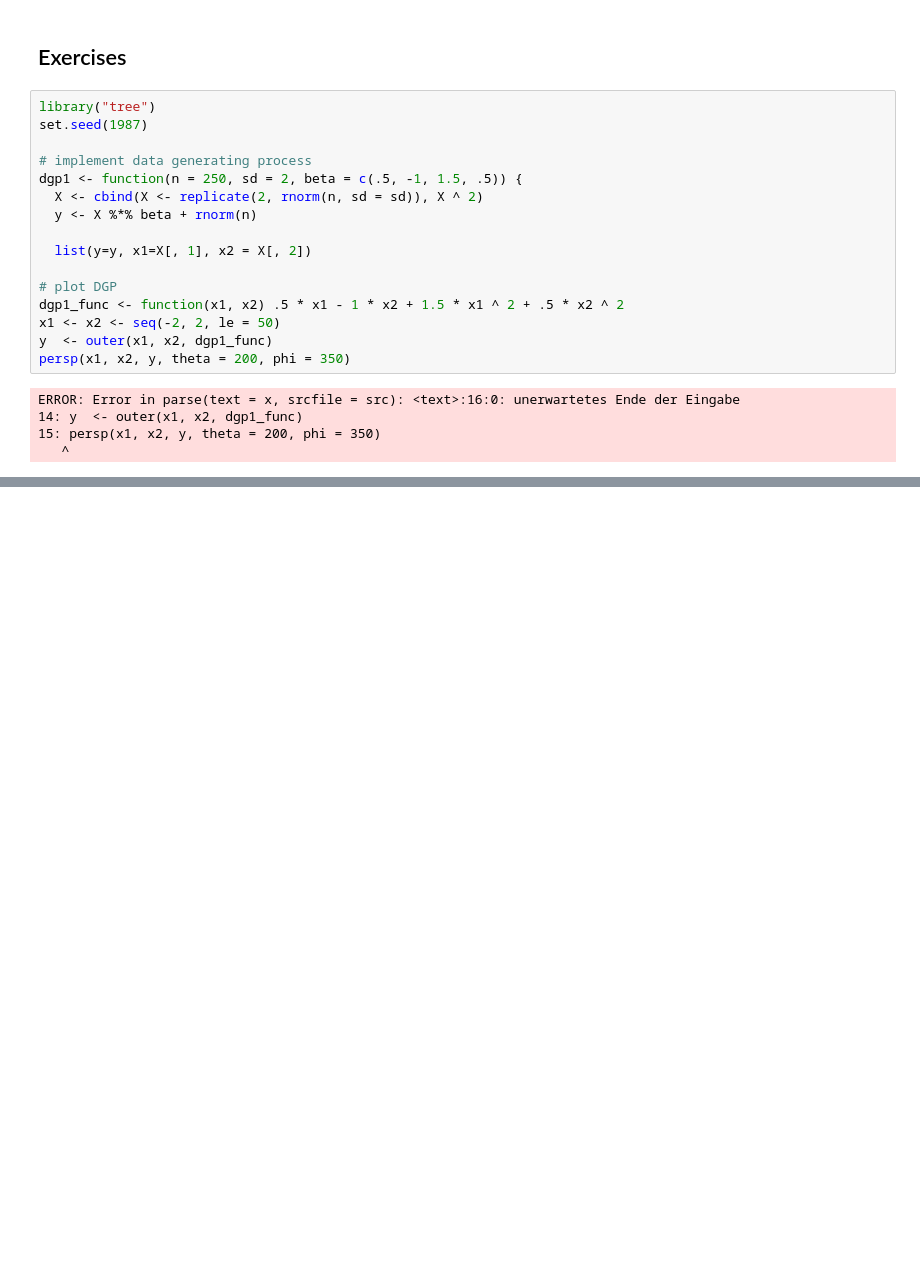
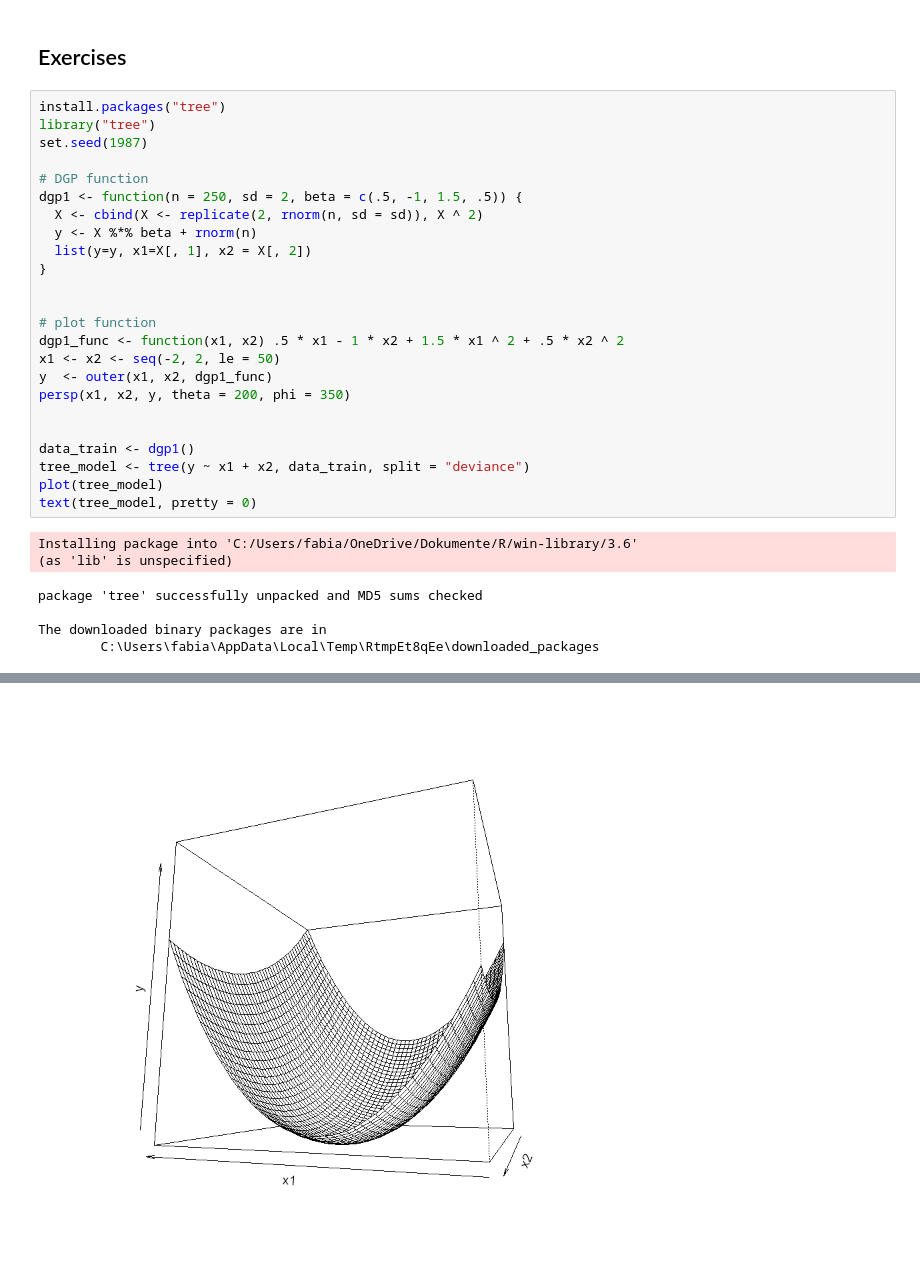
Before and after one commit to fbalensiefer/Machine_Learning_R, a Jupyter notebook: Chapter_06.ipynb, the cells around one changed output, grey strips where cells are left out. Saved outputs shown, nothing was run; the diff lists cells and outputs as text; blank space fills up the shorter version.

```diff
--- a/Chapter_06.ipynb
+++ b/Chapter_06.ipynb
@@ -156,23 +185,33 @@ main difference is the choice of predictor subset $m$
 # %% [markdown]
 ## Exercises
 # %%
+install.packages("tree")
 library("tree")
 set.seed(1987)
 
-# implement data generating process
+# DGP function
 dgp1 <- function(n = 250, sd = 2, beta = c(.5, -1, 1.5, .5)) {
   X <- cbind(X <- replicate(2, rnorm(n, sd = sd)), X ^ 2)
   y <- X %*% beta + rnorm(n)
+  list(y=y, x1=X[, 1], x2 = X[, 2])
+}
 
-  list(y=y, x1=X[, 1], x2 = X[, 2])
 
-# plot DGP
+# plot function
 dgp1_func <- function(x1, x2) .5 * x1 - 1 * x2 + 1.5 * x1 ^ 2 + .5 * x2 ^ 2
 x1 <- x2 <- seq(-2, 2, le = 50)
 y  <- outer(x1, x2, dgp1_func)
 persp(x1, x2, y, theta = 200, phi = 350)
+
+
+data_train <- dgp1()
+tree_model <- tree(y ~ x1 + x2, data_train, split = "deviance")
+plot(tree_model)
+text(tree_model, pretty = 0)
 # %% [output]
-ERROR: Error in parse(text = x, srcfile = src): <text>:16:0: unerwartetes Ende der Eingabe
-14: y  <- outer(x1, x2, dgp1_func)
-15: persp(x1, x2, y, theta = 200, phi = 350)
-   ^
+Installing package into 'C:/Users/fabia/OneDrive/Dokumente/R/win-library/3.6'
+(as 'lib' is unspecified)
+package 'tree' successfully unpacked and MD5 sums checked
+
+The downloaded binary packages are in
+        C:\Users\fabia\AppData\Local\Temp\RtmpEt8qEe\downloaded_packages
@@ -178,0 +220 @@ ERROR: Error in parse(text = x, srcfile = src): <text>:16:0: unerwartetes Ende d
+[figure, added]
```
Also changed, not shown: parts of 8 cells of this notebook.
